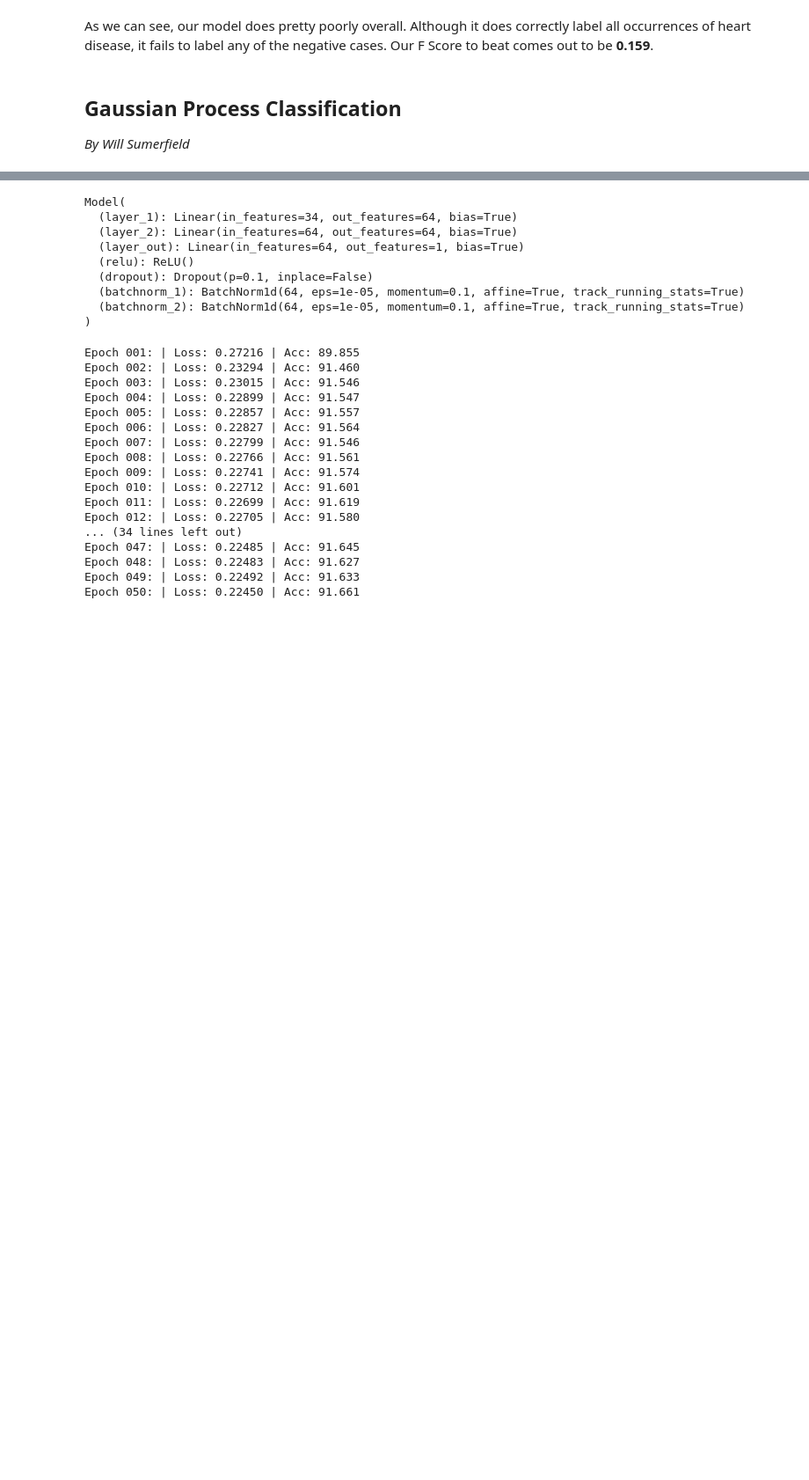
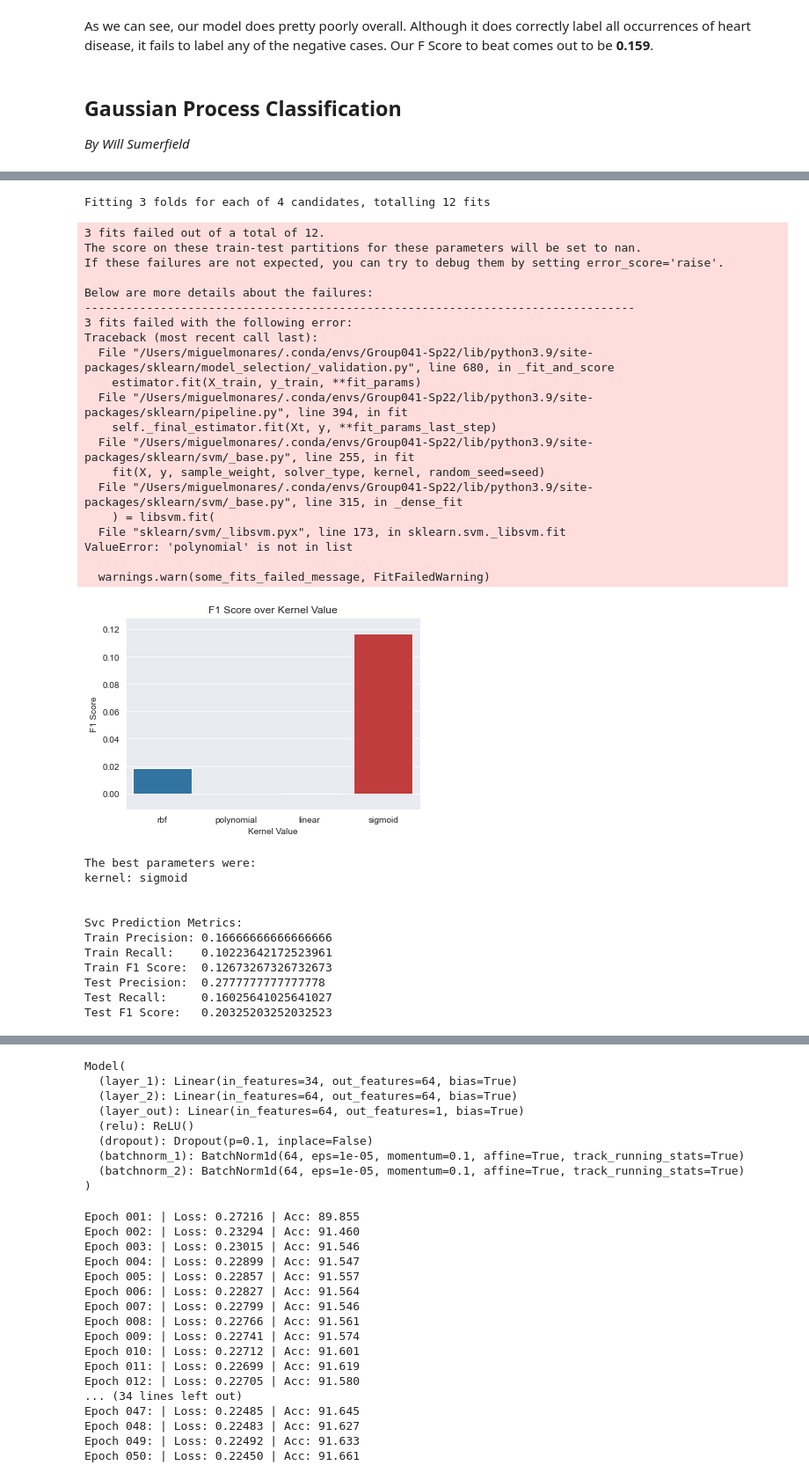
Before and after one commit to COGS118A/Group041-Sp22, a Jupyter notebook: common/model_training.ipynb, the cells around one changed output, grey strips where cells are left out. Shown at 88% size. Cells and saved outputs as stored; diff of their text form; code cells hidden in the pictures; blank space fills up the shorter version.

```diff
--- a/common/model_training.ipynb
+++ b/common/model_training.ipynb
@@ -368,0 +427,48 @@ save_model("Gaussian Process Classifier", grid_search)
+# %%
+from sklearn import svm
+# Create a list of potential parameters
+SVC_params = {'kernel': ['rbf', 'polynomial', 'linear', 'sigmoid']}
+
+# Train the model, and find the best model from the provided inputs
+best_model, grid_search = train_model(svm.SVC(random_state=42, ), SVC_params,
+                                      train_sub_X, train_sub_y)
+
+# Display the results
+display_results("SVC", best_model, grid_search, train_sub_X, train_sub_y, test_sub_X, test_sub_y)
+
+# Save the model
+save_model("SVC", grid_search)
+# %% [output]
+Fitting 3 folds for each of 4 candidates, totalling 12 fits
+3 fits failed out of a total of 12.
+The score on these train-test partitions for these parameters will be set to nan.
+If these failures are not expected, you can try to debug them by setting error_score='raise'.
+
+Below are more details about the failures:
+--------------------------------------------------------------------------------
+3 fits failed with the following error:
+Traceback (most recent call last):
+  File "/Users/miguelmonares/.conda/envs/Group041-Sp22/lib/python3.9/site-packages/sklearn/model_selection/_validation.py", line 680, in _fit_and_score
+    estimator.fit(X_train, y_train, **fit_params)
+  File "/Users/miguelmonares/.conda/envs/Group041-Sp22/lib/python3.9/site-packages/sklearn/pipeline.py", line 394, in fit
+    self._final_estimator.fit(Xt, y, **fit_params_last_step)
+  File "/Users/miguelmonares/.conda/envs/Group041-Sp22/lib/python3.9/site-packages/sklearn/svm/_base.py", line 255, in fit
+    fit(X, y, sample_weight, solver_type, kernel, random_seed=seed)
+  File "/Users/miguelmonares/.conda/envs/Group041-Sp22/lib/python3.9/site-packages/sklearn/svm/_base.py", line 315, in _dense_fit
+    ) = libsvm.fit(
+  File "sklearn/svm/_libsvm.pyx", line 173, in sklearn.svm._libsvm.fit
+ValueError: 'polynomial' is not in list
+
+  warnings.warn(some_fits_failed_message, FitFailedWarning)
+[figure, added]
+The best parameters were:
+kernel: sigmoid
+
+
+Svc Prediction Metrics:
+Train Precision: 0.16666666666666666
+Train Recall:    0.10223642172523961
+Train F1 Score:  0.12673267326732673
+Test Precision:  0.2777777777777778
+Test Recall:     0.16025641025641027
+Test F1 Score:   0.20325203252032523
```
Also changed, not shown: parts of 13 cells of this notebook, 2 other files.
